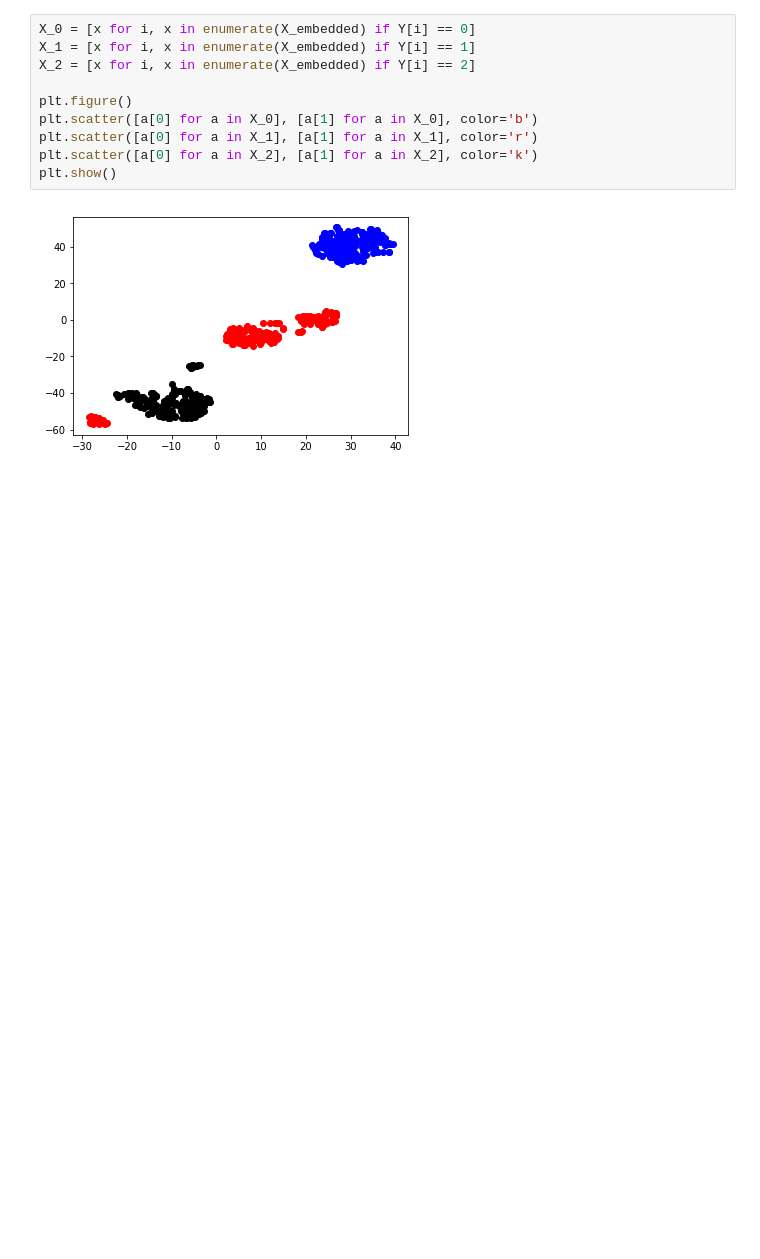
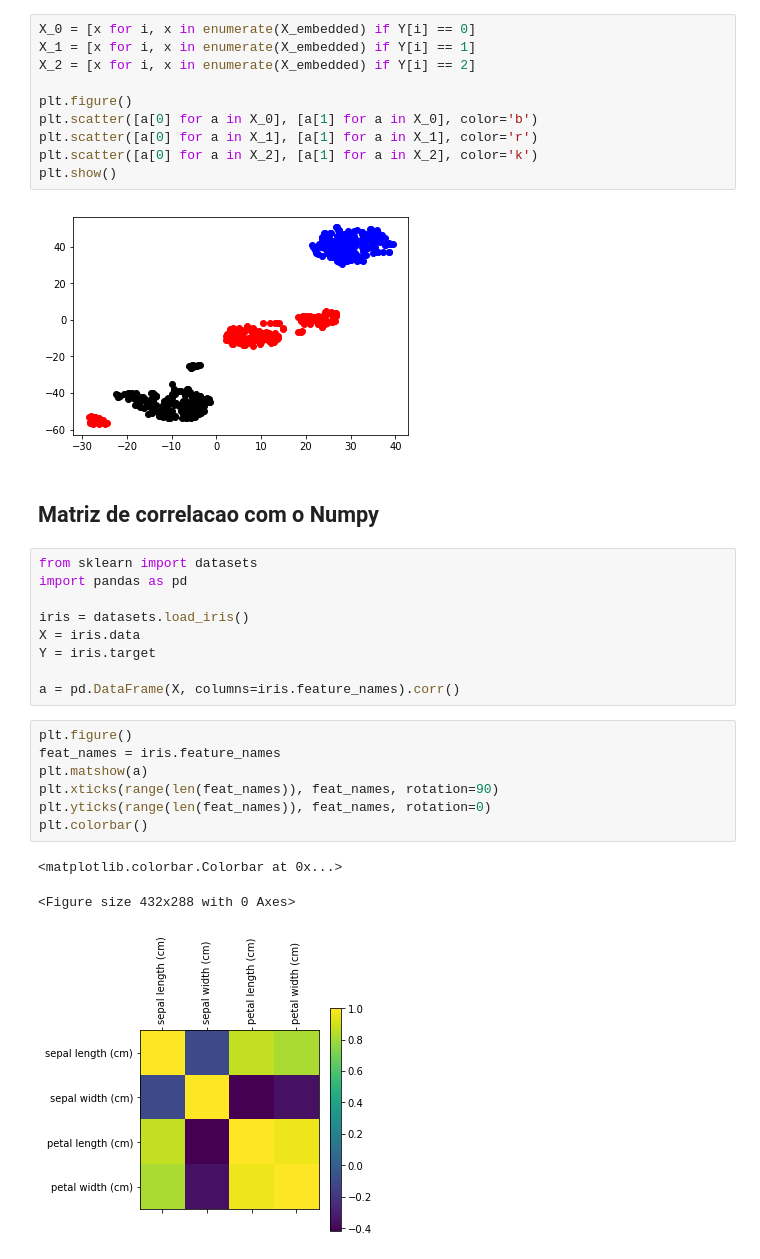
Before and after one commit to fnbalves/curso_machine_learning, a Jupyter notebook: Aprendendo python - parte 2 (numpy e matplotlib).ipynb, the cells around one changed output. Cells and saved outputs as stored; diff of their text form; blank space fills up the shorter version.

```diff
--- a/Aprendendo python - parte 2 (numpy e matplotlib).ipynb
+++ b/Aprendendo python - parte 2 (numpy e matplotlib).ipynb
@@ -425,3 +425,25 @@ plt.scatter([a[0] for a in X_2], [a[1] for a in X_2], color='k')
 plt.show()
 # %% [output]
 [figure]
+# %% [markdown]
+<h2>Matriz de correlacao com o Numpy</h2>
+# %%
+from sklearn import datasets
+import pandas as pd
+
+iris = datasets.load_iris()
+X = iris.data
+Y = iris.target
+
+a = pd.DataFrame(X, columns=iris.feature_names).corr()
+# %%
+plt.figure()
+feat_names = iris.feature_names
+plt.matshow(a)
+plt.xticks(range(len(feat_names)), feat_names, rotation=90)
+plt.yticks(range(len(feat_names)), feat_names, rotation=0)
+plt.colorbar()
+# %% [output]
+<matplotlib.colorbar.Colorbar at 0x...>
+<Figure size 432x288 with 0 Axes>
+[figure, added]
```
